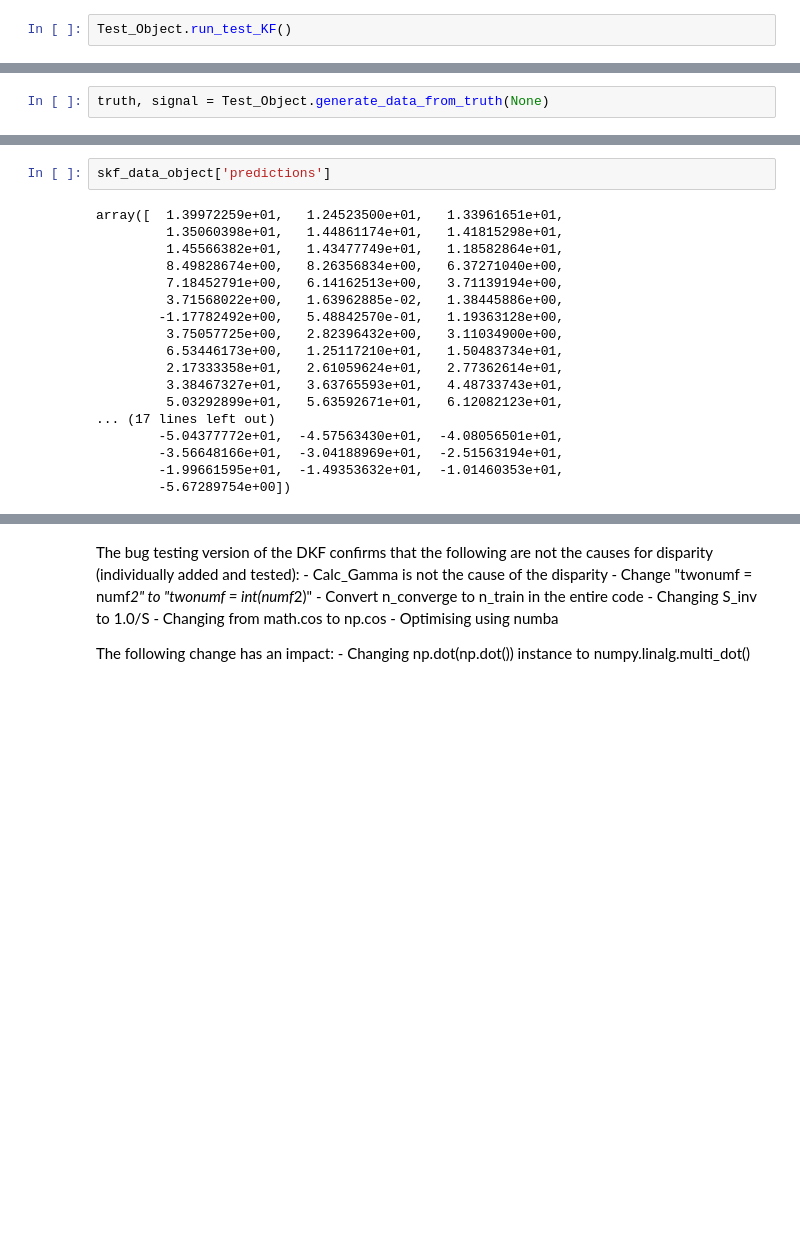
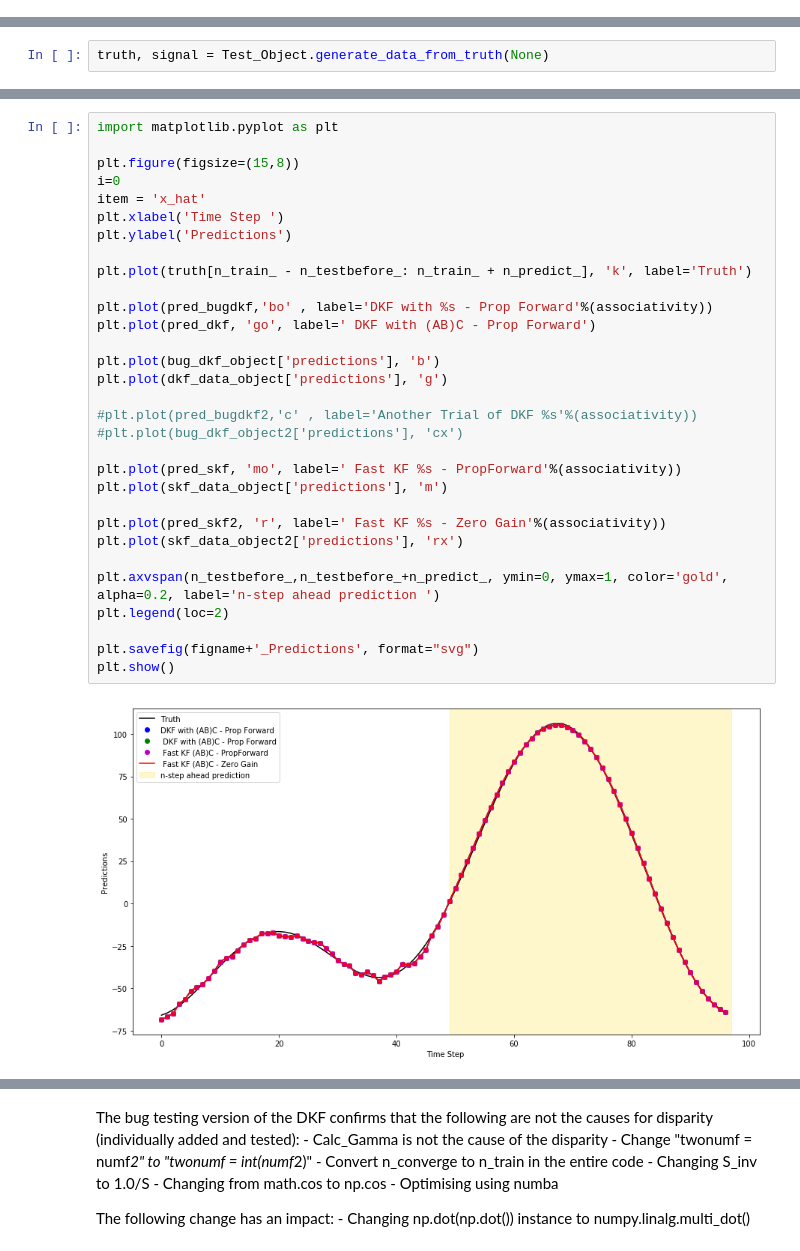
Before and after one commit to riddhisw/predictiveest, a Jupyter notebook: Bug Testing.ipynb, the cells around one changed output, grey strips where cells are left out. Cells and saved outputs as stored; diff of their text form; blank space fills up the shorter version.

```diff
--- a/Bug Testing.ipynb
+++ b/Bug Testing.ipynb
@@ -82,2 +87,0 @@ First, recreate the error using the base code:
-# %%
-Test_Object.run_test_KF()
@@ -167,21 +130,34 @@ print skf_pf_data_object['h'][:,:]
-# %%
-skf_data_object['predictions']
-# %% [output]
-array([  1.39972259e+01,   1.24523500e+01,   1.33961651e+01,
-         1.35060398e+01,   1.44861174e+01,   1.41815298e+01,
-         1.45566382e+01,   1.43477749e+01,   1.18582864e+01,
-         8.49828674e+00,   8.26356834e+00,   6.37271040e+00,
-         7.18452791e+00,   6.14162513e+00,   3.71139194e+00,
-         3.71568022e+00,   1.63962885e-02,   1.38445886e+00,
-        -1.17782492e+00,   5.48842570e-01,   1.19363128e+00,
-         3.75057725e+00,   2.82396432e+00,   3.11034900e+00,
-         6.53446173e+00,   1.25117210e+01,   1.50483734e+01,
-         2.17333358e+01,   2.61059624e+01,   2.77362614e+01,
-         3.38467327e+01,   3.63765593e+01,   4.48733743e+01,
-         5.03292899e+01,   5.63592671e+01,   6.12082123e+01,
-... (17 lines left out)
-        -5.04377772e+01,  -4.57563430e+01,  -4.08056501e+01,
-        -3.56648166e+01,  -3.04188969e+01,  -2.51563194e+01,
-        -1.99661595e+01,  -1.49353632e+01,  -1.01460353e+01,
-        -5.67289754e+00])
+# %%
+import matplotlib.pyplot as plt
+
+plt.figure(figsize=(15,8))
+i=0
+item = 'x_hat'
+plt.xlabel('Time Step ')
+plt.ylabel('Predictions')
+
+plt.plot(truth[n_train_ - n_testbefore_: n_train_ + n_predict_], 'k', label='Truth')
+
+plt.plot(pred_bugdkf,'bo' , label='DKF with %s - Prop Forward'%(associativity))
+plt.plot(pred_dkf, 'go', label=' DKF with (AB)C - Prop Forward')
+
+plt.plot(bug_dkf_object['predictions'], 'b')
+plt.plot(dkf_data_object['predictions'], 'g')
+
+#plt.plot(pred_bugdkf2,'c' , label='Another Trial of DKF %s'%(associativity))
+#plt.plot(bug_dkf_object2['predictions'], 'cx')
+
+plt.plot(pred_skf, 'mo', label=' Fast KF %s - PropForward'%(associativity))
+plt.plot(skf_data_object['predictions'], 'm')
+
+plt.plot(pred_skf2, 'r', label=' Fast KF %s - Zero Gain'%(associativity))
+plt.plot(skf_data_object2['predictions'], 'rx')
+
+plt.axvspan(n_testbefore_,n_testbefore_+n_predict_, ymin=0, ymax=1, color='gold', alpha=0.2, label='n-step ahead prediction ')
+plt.legend(loc=2)
+
+plt.savefig(figname+'_Predictions', format="svg")
+plt.show()
+# %% [output]
+[figure, added]
 # %%
```
Also changed, not shown: parts of 19 cells of this notebook, 8 other files.
